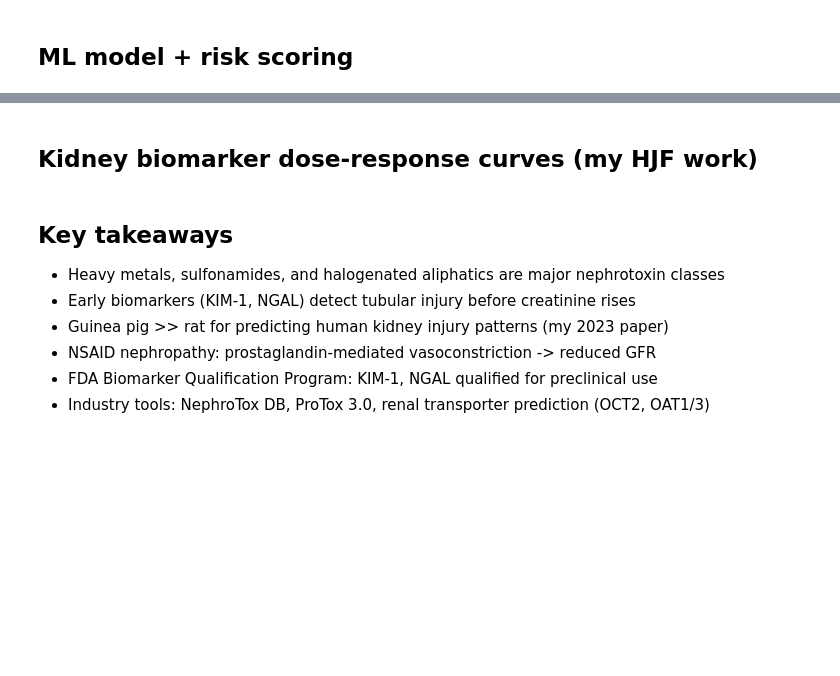
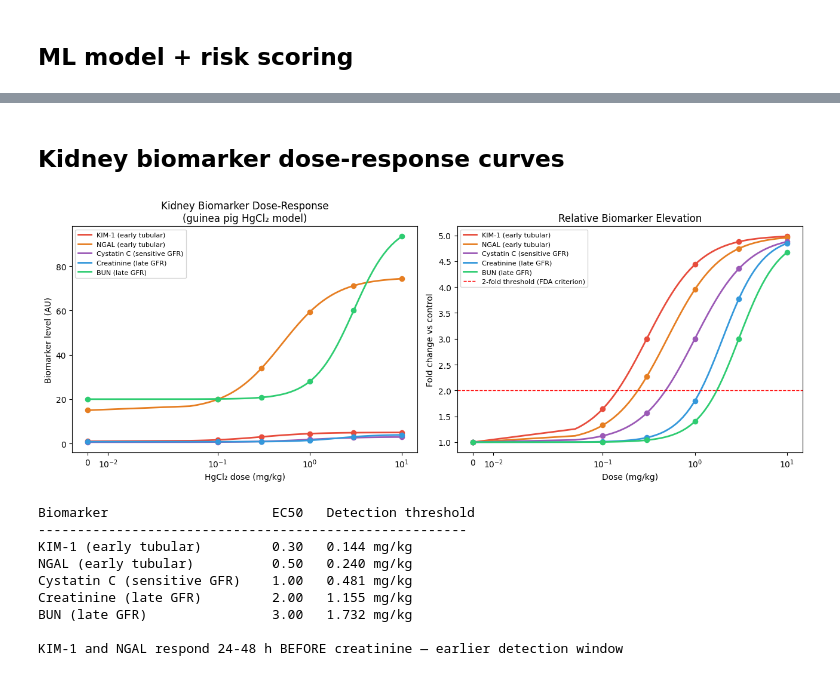
Before and after one commit to hgoelgithub/computational-science-tutorials, a Jupyter notebook: Toxicity/05_nephrotox/05_nephrotoxicity_kidney.ipynb, the cells around one changed output, grey strips where cells are left out. Cells and saved outputs as stored; diff of their text form; code cells hidden in the pictures; blank space fills up the shorter version.

```diff
--- a/Toxicity/05_nephrotox/05_nephrotoxicity_kidney.ipynb
+++ b/Toxicity/05_nephrotox/05_nephrotoxicity_kidney.ipynb
@@ -110,2 +213,2 @@ for name,p,true in sorted(zip(names,proba,y),key=lambda x:-x[1]):
 # %% [markdown]
-## Kidney biomarker dose-response curves (my HJF work)
+## Kidney biomarker dose-response curves
@@ -145,8 +215,68 @@ print("KIM-1 and NGAL respond 24-48h before creatinine — earlier detection win
-# %% [markdown]
-## Key takeaways
-- Heavy metals, sulfonamides, and halogenated aliphatics are major nephrotoxin classes
-- Early biomarkers (KIM-1, NGAL) detect tubular injury before creatinine rises
-- Guinea pig >> rat for predicting human kidney injury patterns (my 2023 paper)
-- NSAID nephropathy: prostaglandin-mediated vasoconstriction -> reduced GFR
-- FDA Biomarker Qualification Program: KIM-1, NGAL qualified for preclinical use
-- Industry tools: NephroTox DB, ProTox 3.0, renal transporter prediction (OCT2, OAT1/3)
+# %%
+# Kidney biomarker dose-response curves
+# Based on Goel et al. (2023): guinea pig HgCl2 nephrotoxicity model
+# Hill equation: response(d) = B0 * (1 + Emax * (d/EC50)^h / (1 + (d/EC50)^h))
+
+doses_smooth = np.concatenate([[0], np.geomspace(0.05, 10.0, 60)])
+doses_obs    = np.array([0, 0.1, 0.3, 1.0, 3.0, 10.0])
+
+def hill_response(dose, baseline, ec50, emax=4.0, h=1.5):
+    occupancy = (dose / ec50) ** h / (1 + (dose / ec50) ** h)
+    return baseline * (1 + emax * occupancy)
+
+BIOMARKERS = {
+    'KIM-1 (early tubular)':      (1.0,  0.30, 4.0, 1.5),
+    'NGAL (early tubular)':       (15.0, 0.50, 4.0, 1.5),
+    'Cystatin C (sensitive GFR)': (0.6,  1.00, 4.0, 1.5),
+    'Creatinine (late GFR)':      (0.8,  2.00, 4.0, 2.0),
+    'BUN (late GFR)':             (20.0, 3.00, 4.0, 2.0),
+}
+COLOURS = ['#e74c3c', '#e67e22', '#9b59b6', '#3498db', '#2ecc71']
+
+fig, (ax1, ax2) = plt.subplots(1, 2, figsize=(13, 5))
+
+for (bm_name, params), colour in zip(BIOMARKERS.items(), COLOURS):
+    baseline, ec50, emax, h = params
+    ax1.plot(doses_smooth, hill_response(doses_smooth, baseline, ec50, emax, h),
+             '-', color=colour, lw=2, label=bm_name)
+    ax1.scatter(doses_obs, hill_response(doses_obs, baseline, ec50, emax, h),
+                color=colour, s=35, zorder=5)
+    fold = hill_response(doses_smooth, baseline, ec50, emax, h) / baseline
+    ax2.plot(doses_smooth, fold, '-', color=colour, lw=2, label=bm_name)
+    ax2.scatter(doses_obs, hill_response(doses_obs, baseline, ec50, emax, h) / baseline,
+                color=colour, s=35, zorder=5)
+
+ax1.set_xscale('symlog', linthresh=0.05)
+ax1.set_xlabel('HgCl\u2082 dose (mg/kg)'); ax1.set_ylabel('Biomarker level (AU)')
+ax1.set_title('Kidney Biomarker Dose-Response\n(guinea pig HgCl\u2082 model)')
+ax1.legend(fontsize=8)
+
+ax2.set_xscale('symlog', linthresh=0.05)
+ax2.axhline(2.0, color='red', ls='--', lw=1, label='2-fold threshold (FDA criterion)')
+ax2.set_xlabel('Dose (mg/kg)'); ax2.set_ylabel('Fold change vs control')
+ax2.set_title('Relative Biomarker Elevation')
+ax2.legend(fontsize=8)
+
+plt.tight_layout(); plt.savefig('kidney_biomarkers.png', dpi=150, bbox_inches='tight'); plt.show()
+
+# Detection threshold: dose at which fold-change > 2
+print(f"\n{'Biomarker':28s}  EC50   Detection threshold")
+print('-' * 55)
+for bm_name, (baseline, ec50, emax, h) in BIOMARKERS.items():
+    # Solve fold-change = 2 → (d/ec50)^h / (1+(d/ec50)^h) = 1/emax
+    x_thresh  = (1.0 / (emax - 1.0)) ** (1.0 / h)
+    d_thresh  = x_thresh * ec50
+    print(f"{bm_name:28s}  {ec50:.2f}   {d_thresh:.3f} mg/kg")
+
+print("\nKIM-1 and NGAL respond 24-48 h BEFORE creatinine — earlier detection window")
+# %% [output]
+[figure, added]
+Biomarker                     EC50   Detection threshold
+-------------------------------------------------------
+KIM-1 (early tubular)         0.30   0.144 mg/kg
+NGAL (early tubular)          0.50   0.240 mg/kg
+Cystatin C (sensitive GFR)    1.00   0.481 mg/kg
+Creatinine (late GFR)         2.00   1.155 mg/kg
+BUN (late GFR)                3.00   1.732 mg/kg
+
+KIM-1 and NGAL respond 24-48 h BEFORE creatinine — earlier detection window
```
Also changed, not shown: parts of 6 cells of this notebook, 20 other files.
